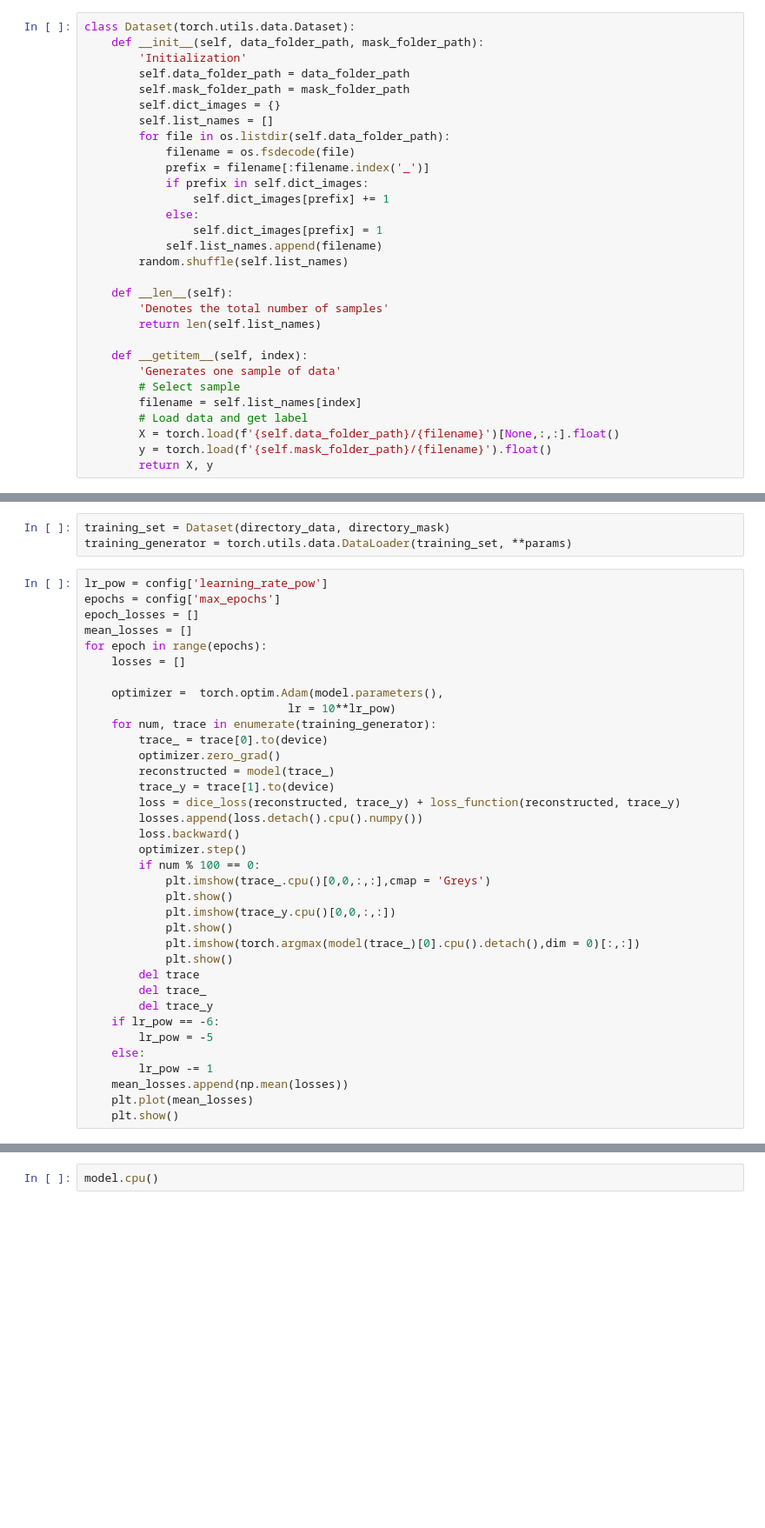
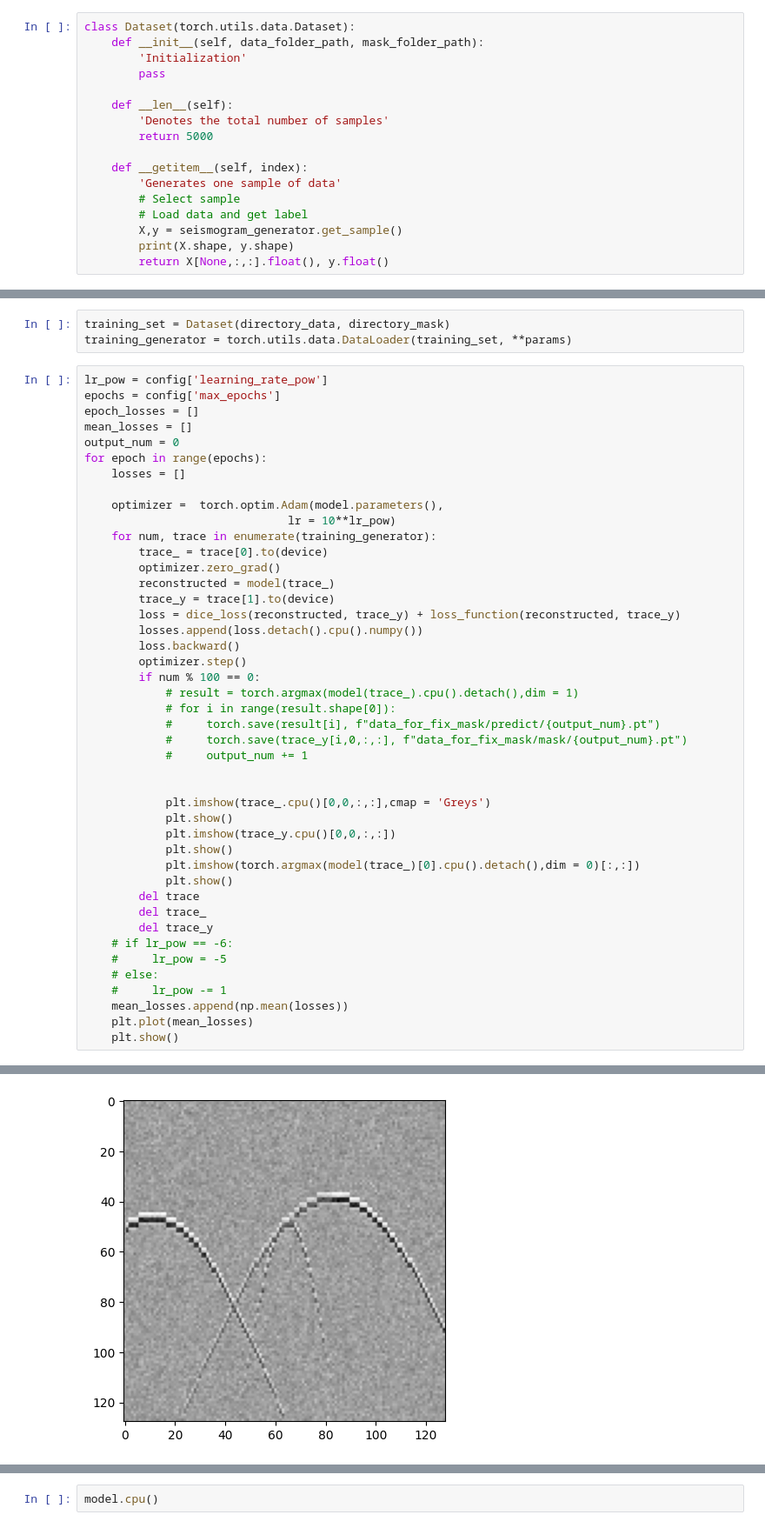
Before and after one commit to alexseysoldatenko/Course_project, a Jupyter notebook: find_hyperbolas.ipynb, the cells around one changed output, grey strips where cells are left out. Shown at 87% size. Saved outputs shown, nothing was run; the diff lists cells and outputs as text; blank space fills up the shorter version.

```diff
--- a/find_hyperbolas.ipynb
+++ b/find_hyperbolas.ipynb
@@ -101,32 +28,19 @@ loss_function = torch.nn.BCEWithLogitsLoss()
 class Dataset(torch.utils.data.Dataset):
     def __init__(self, data_folder_path, mask_folder_path):
         'Initialization'
-        self.data_folder_path = data_folder_path
-        self.mask_folder_path = mask_folder_path
-        self.dict_images = {}
-        self.list_names = []
-        for file in os.listdir(self.data_folder_path):
-            filename = os.fsdecode(file)
-            prefix = filename[:filename.index('_')]
-            if prefix in self.dict_images:
-                self.dict_images[prefix] += 1
-            else:
-                self.dict_images[prefix] = 1
-            self.list_names.append(filename)
-        random.shuffle(self.list_names)
+        pass
 
     def __len__(self):
         'Denotes the total number of samples'
-        return len(self.list_names)
+        return 5000
 
     def __getitem__(self, index):
         'Generates one sample of data'
         # Select sample
-        filename = self.list_names[index]
         # Load data and get label
-        X = torch.load(f'{self.data_folder_path}/{filename}')[None,:,:].float()
-        y = torch.load(f'{self.mask_folder_path}/{filename}').float()
-        return X, y
+        X,y = seismogram_generator.get_sample()
+        print(X.shape, y.shape)
+        return X[None,:,:].float(), y.float()
 # %%
 def dice_loss(pred, target, smooth=1.):
     """Dice loss
@@ -159,6 +91,7 @@ lr_pow = config['learning_rate_pow']
 epochs = config['max_epochs']
 epoch_losses = []
 mean_losses = []
+output_num = 0
 for epoch in range(epochs):
     losses = []
 
@@ -174,6 +107,13 @@ for epoch in range(epochs):
         loss.backward()
         optimizer.step()
         if num % 100 == 0:
+            # result = torch.argmax(model(trace_).cpu().detach(),dim = 1)
+            # for i in range(result.shape[0]):
+            #     torch.save(result[i], f"data_for_fix_mask/predict/{output_num}.pt")
+            #     torch.save(trace_y[i,0,:,:], f"data_for_fix_mask/mask/{output_num}.pt")
+            #     output_num += 1
+
+
             plt.imshow(trace_.cpu()[0,0,:,:],cmap = 'Greys')
             plt.show()
             plt.imshow(trace_y.cpu()[0,0,:,:])
@@ -183,10 +123,11 @@ for epoch in range(epochs):
         del trace
         del trace_
         del trace_y
-    if lr_pow == -6:
-        lr_pow = -5
-    else:
-        lr_pow -= 1
+    # if lr_pow == -6:
+    #     lr_pow = -5
+    # else:
+    #     lr_pow -= 1
     mean_losses.append(np.mean(losses))
     plt.plot(mean_losses)
     plt.show()
+# %% [output]
@@ -192,0 +150 @@ for epoch in range(epochs):
+[figure, added]
```
Also changed, not shown: parts of 6 cells of this notebook, 7 other files.
